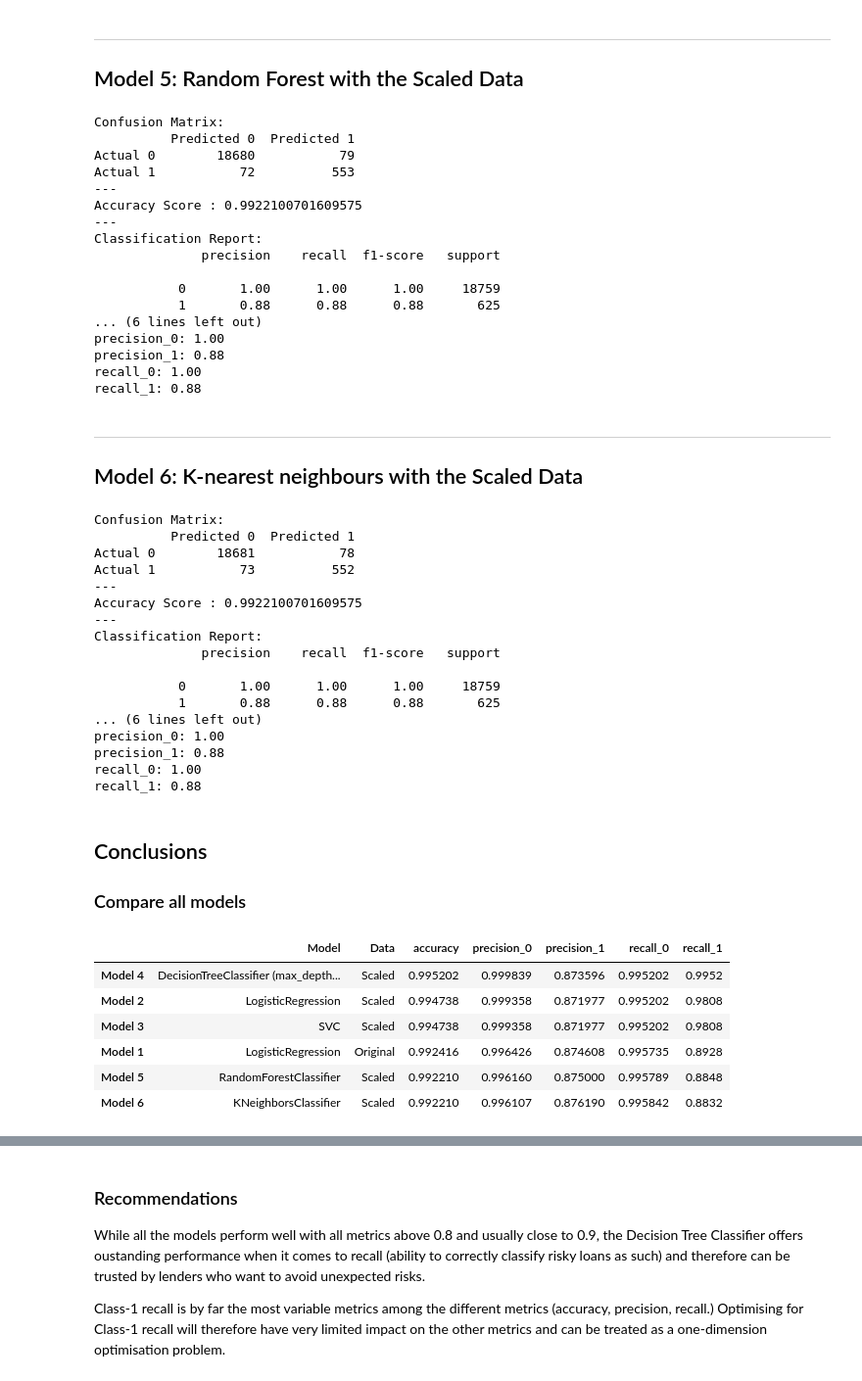
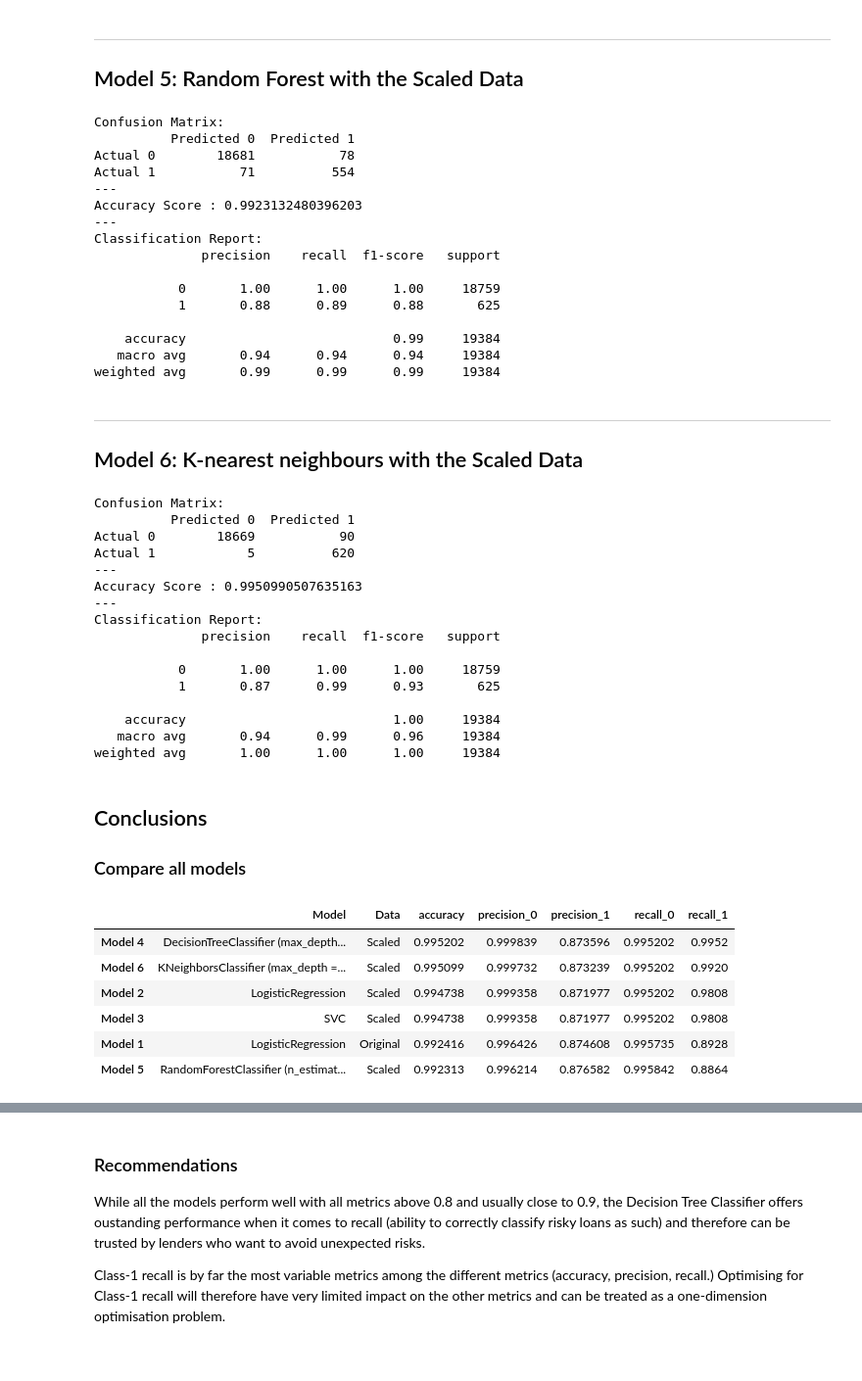
Before and after one commit to benoitchamot/credit-risk-classification, a Jupyter notebook: credit_risk_classification.ipynb, the cells around one changed output, grey strips where cells are left out. Shown at 98% size. Drawn from its saved outputs; the diff is of its cells as text; code cells hidden in the pictures.

```diff
--- a/credit_risk_classification.ipynb
+++ b/credit_risk_classification.ipynb
@@ -321,7 +312,8 @@ weighted avg       1.00      1.00      1.00     19384
 ## Model 5: Random Forest with the Scaled Data
 # %%
 # Create a random forest classifier
-model_5 = RandomForestClassifier(n_estimators=500, random_state=1)
+estim = 220
+model_5 = RandomForestClassifier(n_estimators=estim, random_state=1)
 
 # Fitting the model
 model_5 = model_5.fit(X_train_scaled, y_train)
@@ -331,33 +323,30 @@ predictions_5 = model_5.predict(X_test_scaled)
 
 # Model performance
 model_5_metrics = model_performance(y_test, predictions_5, True)
-
-for key in model_5_metrics.keys():
-    print(f"{key}: {model_5_metrics[key]:.2f}")
 # %% [output]
 Confusion Matrix:
           Predicted 0  Predicted 1
-Actual 0        18680           79
-Actual 1           72          553
+Actual 0        18681           78
+Actual 1           71          554
 ---
-Accuracy Score : 0.9922100701609575
+Accuracy Score : 0.9923132480396203
 ---
 Classification Report:
               precision    recall  f1-score   support
 
            0       1.00      1.00      1.00     18759
-           1       0.88      0.88      0.88       625
-... (6 lines left out)
-precision_0: 1.00
-precision_1: 0.88
-recall_0: 1.00
-recall_1: 0.88
+           1       0.88      0.89      0.88       625
+
+    accuracy                           0.99     19384
+   macro avg       0.94      0.94      0.94     19384
+weighted avg       0.99      0.99      0.99     19384
 # %% [markdown]
 ---
 ## Model 6: K-nearest neighbours with the Scaled Data
 # %%
 # Instantiate the model
-model_6 = KNeighborsClassifier(n_neighbors=4)
+knn = 11
+model_6 = KNeighborsClassifier(n_neighbors=knn)
 
 # Train the model
 model_6.fit(X_train_scaled,y_train)
@@ -367,58 +356,54 @@ predictions_6 = model_6.predict(X_test_scaled)
 
 # Model performance
 model_6_metrics = model_performance(y_test, predictions_6, True)
-
-for key in model_6_metrics.keys():
-    print(f"{key}: {model_6_metrics[key]:.2f}")
 # %% [output]
 Confusion Matrix:
           Predicted 0  Predicted 1
-Actual 0        18681           78
-Actual 1           73          552
+Actual 0        18669           90
+Actual 1            5          620
 ---
-Accuracy Score : 0.9922100701609575
+Accuracy Score : 0.9950990507635163
 ---
 Classification Report:
               precision    recall  f1-score   support
 
            0       1.00      1.00      1.00     18759
-           1       0.88      0.88      0.88       625
-... (6 lines left out)
-precision_0: 1.00
-precision_1: 0.88
-recall_0: 1.00
-recall_1: 0.88
+           1       0.87      0.99      0.93       625
+
+    accuracy                           1.00     19384
+   macro avg       0.94      0.99      0.96     19384
+weighted avg       1.00      1.00      1.00     19384
 # %% [markdown]
 ## Conclusions
 ### Compare all models
 # %%
 models_dicts = [
     model_1_metrics,
     model_2_metrics,
     model_3_metrics,
     model_4_metrics,
     model_5_metrics,
     model_6_metrics]
 
 models_df = pd.DataFrame(models_dicts)
 
 models_df.index = ['Model 1', 'Model 2', 'Model 3', 'Model 4', 'Model 5', 'Model 6']
-models_df['Model'] = ['LogisticRegression', 'LogisticRegression', 'SVC', f"DecisionTreeClassifier (max_depth = {depth})", 'RandomForestClassifier', 'KNeighborsClassifier']
+models_df['Model'] = ['LogisticRegression', 'LogisticRegression', 'SVC', f"DecisionTreeClassifier (max_depth = {depth})", f"RandomForestClassifier (n_estimators = {estim})", f"KNeighborsClassifier (max_depth = {knn})"]
 models_df['Data'] = ['Original', 'Scaled', 'Scaled', 'Scaled', 'Scaled', 'Scaled']
 
 
 models_df = models_df[['Model', 'Data', 'accuracy', 'precision_0', 'precision_1', 'recall_0', 'recall_1']]
 
 # Sort model by recall of class 1
 models_df = models_df.sort_values('recall_1', ascending=False)
 display(models_df)
 # %% [output]
 |  | Model | Data | accuracy | precision_0 | precision_1 | recall_0 | recall_1 |
 | Model 4 | DecisionTreeClassifier (max_depth... | Scaled | 0.995202 | 0.999839 | 0.873596 | 0.995202 | 0.9952 |
+| Model 6 | KNeighborsClassifier (max_depth =... | Scaled | 0.995099 | 0.999732 | 0.873239 | 0.995202 | 0.9920 |
 | Model 2 | LogisticRegression | Scaled | 0.994738 | 0.999358 | 0.871977 | 0.995202 | 0.9808 |
 | Model 3 | SVC | Scaled | 0.994738 | 0.999358 | 0.871977 | 0.995202 | 0.9808 |
 | Model 1 | LogisticRegression | Original | 0.992416 | 0.996426 | 0.874608 | 0.995735 | 0.8928 |
-| Model 5 | RandomForestClassifier | Scaled | 0.992210 | 0.996160 | 0.875000 | 0.995789 | 0.8848 |
-| Model 6 | KNeighborsClassifier | Scaled | 0.992210 | 0.996107 | 0.876190 | 0.995842 | 0.8832 |
+| Model 5 | RandomForestClassifier (n_estimat... | Scaled | 0.992313 | 0.996214 | 0.876582 | 0.995842 | 0.8864 |
 # %%
 models_df.plot.box(figsize=(10,5), title='Metrics statistics for all models')
```
Also changed, not shown: parts of 6 cells of this notebook, 6 other files.
